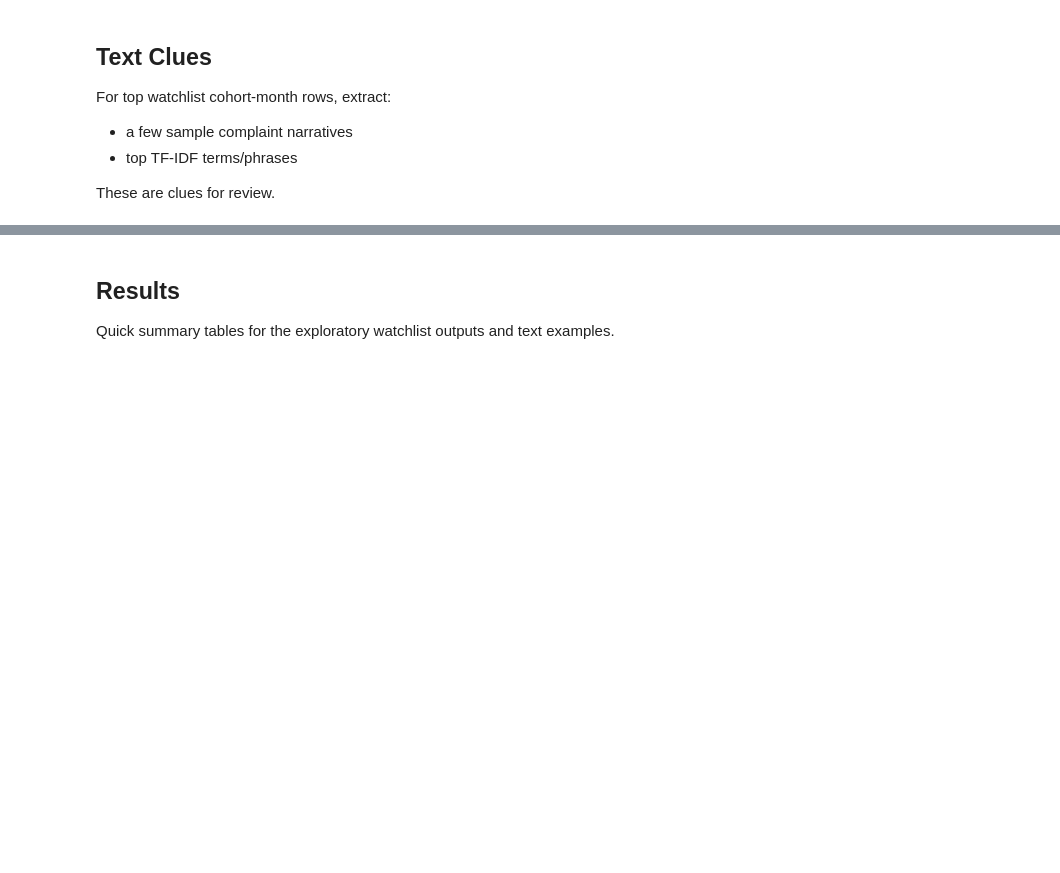
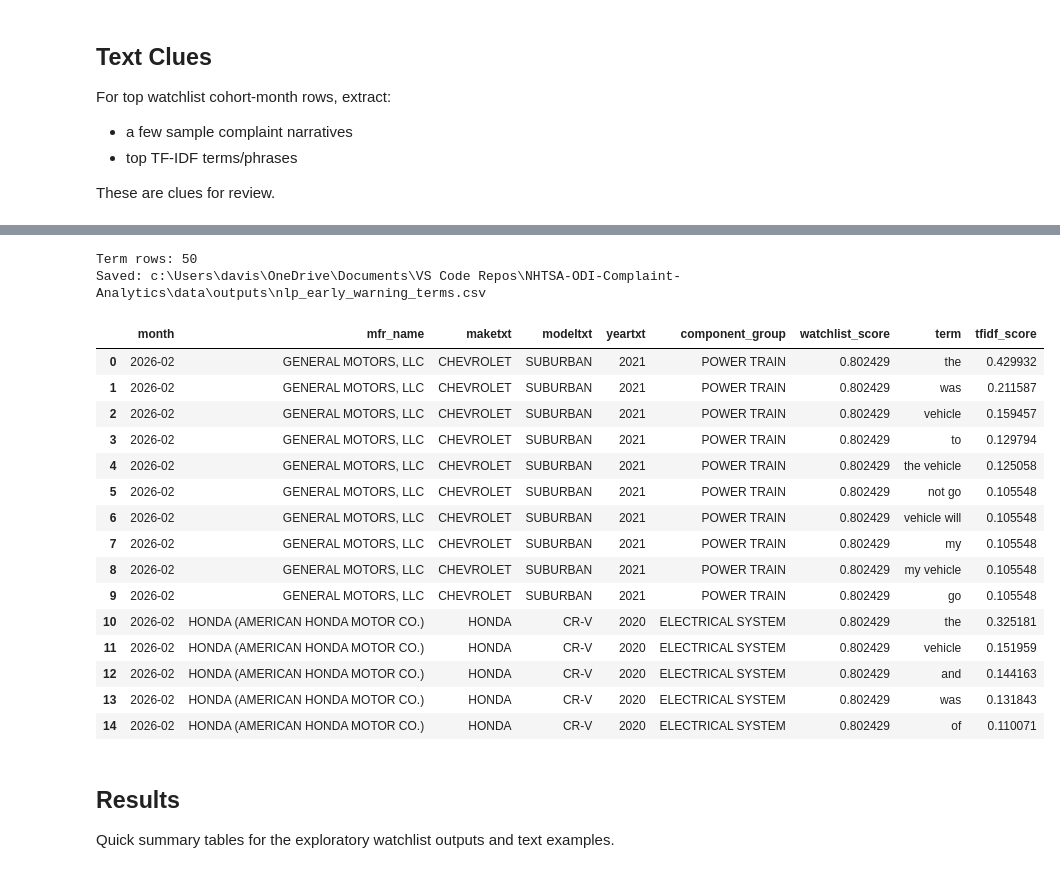
Before and after one commit to DavisM1212/NHTSA-ODI-Complaint-Analytics, a Jupyter notebook: notebooks/NLP_Early_Warning_Framework.ipynb, the cells around one changed output, grey strips where cells are left out. Saved outputs shown, nothing was run; the diff lists cells and outputs as text; code cells hidden in the pictures; blank space fills up the shorter version.

```diff
--- a/notebooks/NLP_Early_Warning_Framework.ipynb
+++ b/notebooks/NLP_Early_Warning_Framework.ipynb
@@ -103,7 +116,7 @@ Then aggregate to monthly cohort rows by:
 - `month`
 # %%
 # TODO: Choose the cohort definition. Good starter value: ['mfr_name', 'maketxt', 'modeltxt', 'yeartxt', 'component_group']
-cohort_key_cols = None
+cohort_key_cols = ['mfr_name', 'maketxt', 'modeltxt', 'yeartxt', 'component_group']
 
 if cohort_key_cols is None:
     raise ValueError('TODO: Set cohort_key_cols before building monthly cohorts.')
@@ -154,8 +176,8 @@ Features added:
 - `z_score`
 # %%
 # TODO: Choose how many earlier months should define recent and longer-history baselines. Good starter values are 3 and 6.
-SHORT_WINDOW_MONTHS = None
-LONG_WINDOW_MONTHS = None
+SHORT_WINDOW_MONTHS = 3
+LONG_WINDOW_MONTHS = 6
 
 if SHORT_WINDOW_MONTHS is None or LONG_WINDOW_MONTHS is None:
     raise ValueError('TODO: Set SHORT_WINDOW_MONTHS and LONG_WINDOW_MONTHS before creating prior-month features.')
@@ -204,9 +234,9 @@ Then keep rows where:
 - min complaints and top kept complaints >= set values
 # %%
 # TODO: Choose watchlist settings. Good starter values are shown in the comments below.
-WATCHLIST_WEIGHTS = None  # Try {'z': 0.35, 'growth': 0.30, 'volume': 0.20, 'severity': 0.15} and adjust based on results
-MIN_COMPLAINTS_PER_COHORT_MONTH = None  # Try 3 and adjust based on resulting watchlist sizes
-TOP_N_PER_MONTH = None  # Try 25 and adjust based on resulting watchlist sizes
+WATCHLIST_WEIGHTS = {'z': 0.35, 'growth': 0.30, 'volume': 0.20, 'severity': 0.15}  # Try {'z': 0.35, 'growth': 0.30, 'volume': 0.20, 'severity': 0.15} and adjust based on results
+MIN_COMPLAINTS_PER_COHORT_MONTH = 3  # Try 3 and adjust based on resulting watchlist sizes
+TOP_N_PER_MONTH = 25  # Try 25 and adjust based on resulting watchlist sizes
 
 if WATCHLIST_WEIGHTS is None or MIN_COMPLAINTS_PER_COHORT_MONTH is None or TOP_N_PER_MONTH is None:
     raise ValueError('TODO: Fill in WATCHLIST_WEIGHTS, MIN_COMPLAINTS_PER_COHORT_MONTH, and TOP_N_PER_MONTH before scoring the watchlist.')
@@ -289,5 +341,5 @@ selected_watchlist[display_cols].head(10)
 # %%
-def top_terms_for_docs(text_series: pd.Series, top_n: int = 10) -> pd.DataFrame:
+def top_terms_for_docs(text_series, top_n = 10):
     docs = text_series.fillna('').astype(str).str.strip()
     docs = docs.loc[docs.ne('')]
     if docs.empty:
@@ -304,8 +356,7 @@ def top_terms_for_docs(text_series: pd.Series, top_n: int = 10) -> pd.DataFrame:
     avg_scores = np.asarray(mat.mean(axis=0)).ravel()
     terms = np.array(vectorizer.get_feature_names_out())
     top_idx = np.argsort(avg_scores)[::-1][:top_n]
-    term_df = pd.DataFrame({'term': terms[top_idx], 'tfidf_score': avg_scores[top_idx]})
-    return term_df
+    return pd.DataFrame({'term': terms[top_idx], 'tfidf_score': avg_scores[top_idx]})
 
 term_rows = []
 example_rows = []
@@ -327,33 +378,52 @@ for _, row in selected_watchlist.iterrows():
         .drop_duplicates()
         .head(3)
     )
     for idx, txt in enumerate(sample_text, start=1):
         example_rows.append({
             'month': str(row['month']),
             **cohort_identity,
             'example_index': idx,
             'example_text': txt
         })
 
     terms_df = top_terms_for_docs(cohort_rows['text_for_nlp'], top_n=10)
     for _, trow in terms_df.iterrows():
         term_rows.append({
             'month': str(row['month']),
             **cohort_identity,
             'watchlist_score': row['watchlist_score'],
             'term': trow['term'],
             'tfidf_score': float(trow['tfidf_score'])
         })
 
 terms_df = pd.DataFrame(term_rows)
 examples_df = pd.DataFrame(example_rows)
 
 TERMS_OUTPUT_PATH.parent.mkdir(parents=True, exist_ok=True)
 terms_df.to_csv(TERMS_OUTPUT_PATH, index=False)
 
 print(f"Term rows: {len(terms_df):,}")
 print(f"Saved: {TERMS_OUTPUT_PATH}")
 terms_df.head(15)
+# %% [output]
+Term rows: 50
+Saved: c:\Users\davis\OneDrive\Documents\VS Code Repos\NHTSA-ODI-Complaint-Analytics\data\outputs\nlp_early_warning_terms.csv
+|  | month | mfr_name | maketxt | modeltxt | yeartxt | component_group | watchlist_score | term | tfidf_score |
+| 0 | 2026-02 | GENERAL MOTORS, LLC | CHEVROLET | SUBURBAN | 2021 | POWER TRAIN | 0.802429 | the | 0.429932 |
+| 1 | 2026-02 | GENERAL MOTORS, LLC | CHEVROLET | SUBURBAN | 2021 | POWER TRAIN | 0.802429 | was | 0.211587 |
+| 2 | 2026-02 | GENERAL MOTORS, LLC | CHEVROLET | SUBURBAN | 2021 | POWER TRAIN | 0.802429 | vehicle | 0.159457 |
+| 3 | 2026-02 | GENERAL MOTORS, LLC | CHEVROLET | SUBURBAN | 2021 | POWER TRAIN | 0.802429 | to | 0.129794 |
+| 4 | 2026-02 | GENERAL MOTORS, LLC | CHEVROLET | SUBURBAN | 2021 | POWER TRAIN | 0.802429 | the vehicle | 0.125058 |
+| 5 | 2026-02 | GENERAL MOTORS, LLC | CHEVROLET | SUBURBAN | 2021 | POWER TRAIN | 0.802429 | not go | 0.105548 |
+| 6 | 2026-02 | GENERAL MOTORS, LLC | CHEVROLET | SUBURBAN | 2021 | POWER TRAIN | 0.802429 | vehicle will | 0.105548 |
+| 7 | 2026-02 | GENERAL MOTORS, LLC | CHEVROLET | SUBURBAN | 2021 | POWER TRAIN | 0.802429 | my | 0.105548 |
+| 8 | 2026-02 | GENERAL MOTORS, LLC | CHEVROLET | SUBURBAN | 2021 | POWER TRAIN | 0.802429 | my vehicle | 0.105548 |
+| 9 | 2026-02 | GENERAL MOTORS, LLC | CHEVROLET | SUBURBAN | 2021 | POWER TRAIN | 0.802429 | go | 0.105548 |
+| 10 | 2026-02 | HONDA (AMERICAN HONDA MOTOR CO.) | HONDA | CR-V | 2020 | ELECTRICAL SYSTEM | 0.802429 | the | 0.325181 |
+| 11 | 2026-02 | HONDA (AMERICAN HONDA MOTOR CO.) | HONDA | CR-V | 2020 | ELECTRICAL SYSTEM | 0.802429 | vehicle | 0.151959 |
+| 12 | 2026-02 | HONDA (AMERICAN HONDA MOTOR CO.) | HONDA | CR-V | 2020 | ELECTRICAL SYSTEM | 0.802429 | and | 0.144163 |
+| 13 | 2026-02 | HONDA (AMERICAN HONDA MOTOR CO.) | HONDA | CR-V | 2020 | ELECTRICAL SYSTEM | 0.802429 | was | 0.131843 |
+| 14 | 2026-02 | HONDA (AMERICAN HONDA MOTOR CO.) | HONDA | CR-V | 2020 | ELECTRICAL SYSTEM | 0.802429 | of | 0.110071 |
 # %% [markdown]
 ## Results
 
```
Also changed, not shown: parts of 7 cells of this notebook, 1 other file.
